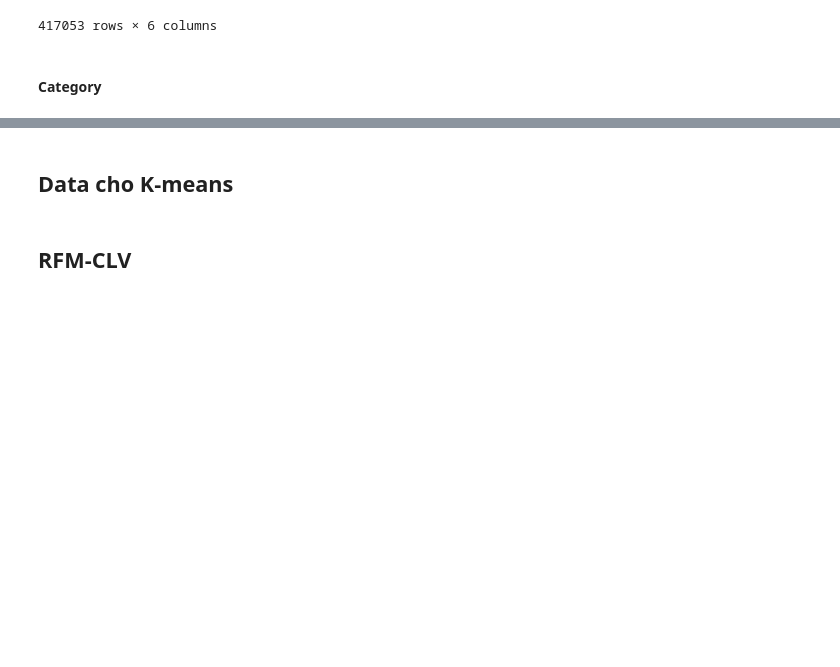
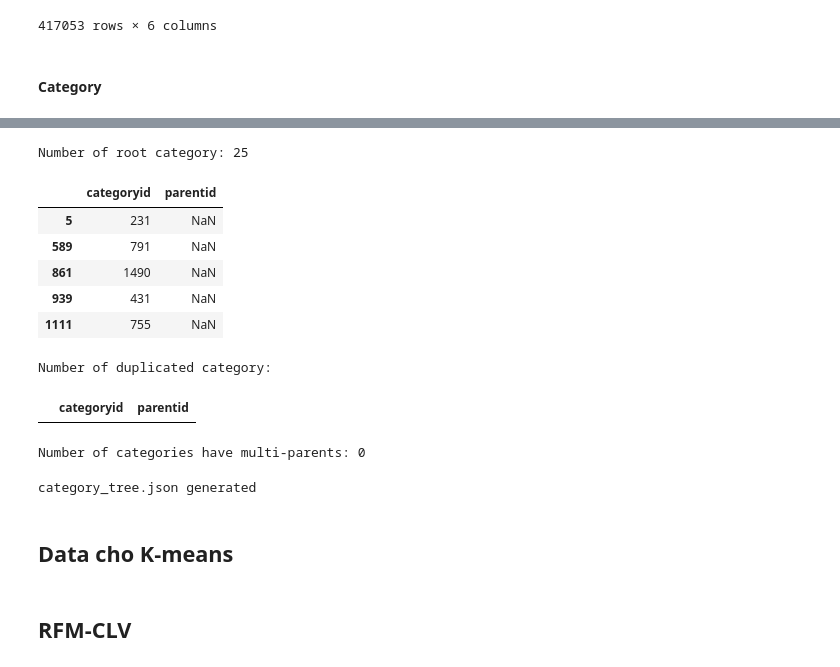
Before and after one commit to bluff-king/Customer-Segment-Personalization, a Jupyter notebook: CRISPDM/02_Data_Understanding.ipynb, the cells around one changed output, grey strips where cells are left out. Drawn from its saved outputs; the diff is of its cells as text; code cells hidden in the pictures; blank space fills up the shorter version.

```diff
--- a/CRISPDM/02_Data_Understanding.ipynb
+++ b/CRISPDM/02_Data_Understanding.ipynb
@@ -399,3 +422,72 @@ display(item_df[item_df["property"]=="764"])
+# %%
+roots = category_df[category_df['parentid'].isna()]['categoryid']
+print("Number of root category: " + str(len(roots)))
+display(category_df[category_df['parentid'].isna()].head())
+print("Number of duplicated category: ")
+category_df[category_df.duplicated(subset=['categoryid'], keep=False)] # no duplicate category_id
+# %% [output]
+Number of root category: 25
+|  | categoryid | parentid |
+| 5 | 231 | NaN |
+| 589 | 791 | NaN |
+| 861 | 1490 | NaN |
+| 939 | 431 | NaN |
+| 1111 | 755 | NaN |
+Number of duplicated category:
+|  | categoryid | parentid |
+# %%
+# check xem có category nào có nhiều parent đồng cấp không
+multi_parent = (
+    category_df
+    .dropna(subset=['parentid'])
+    .groupby('categoryid')['parentid']
+    .nunique()
+)
+
+print(f"Number of categories have multi-parents: {multi_parent[multi_parent > 1].__len__()}")
+# %% [output]
+Number of categories have multi-parents: 0
+# %%
+def build_tree(df=category_df):
+    # create node map
+    nodes = {}
+    for _, r in df.iterrows():
+        cid = int(r["categoryid"])
+        nodes[cid] = {
+            "name": str(cid),
+            "children": []
+        }
+
+    roots = []
+
+    for _, r in df.iterrows():
+        cid = int(r["categoryid"])
+        pid = r["parentid"]
+
+        if pd.isna(pid):
+            roots.append(nodes[cid])
+        else:
+            nodes[int(pid)]["children"].append(nodes[cid])
+
+    # nếu nhiều root → tạo super root
+    if len(roots) == 1:
+        return roots[0]
+    else:
+        return {
+            "name": "ROOT",
+            "children": roots
+        }
+
+
+tree_data = build_tree(category_df)
+
+# ==== SAVE JSON ====
+with open("../dataset/category_tree.json", "w", encoding="utf-8") as f:
+    json.dump(tree_data, f, ensure_ascii=False, indent=2)
+
+print("category_tree.json generated")
+# %% [output]
+category_tree.json generated
 # %% [markdown]
 ## Data cho K-means
 # %% [markdown]
```
Also changed, not shown: parts of 3 cells of this notebook.
